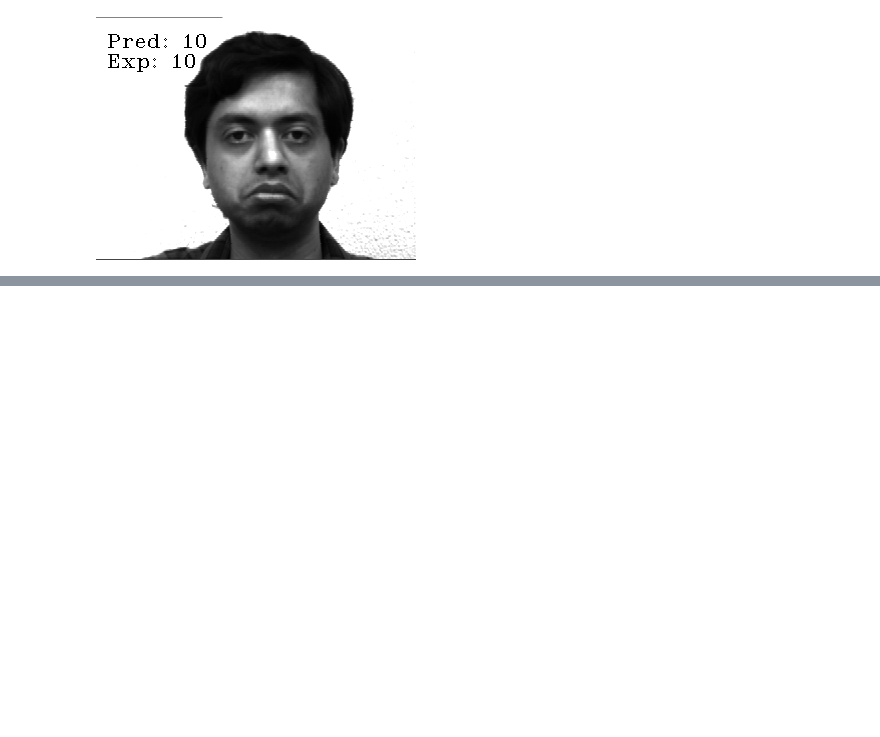
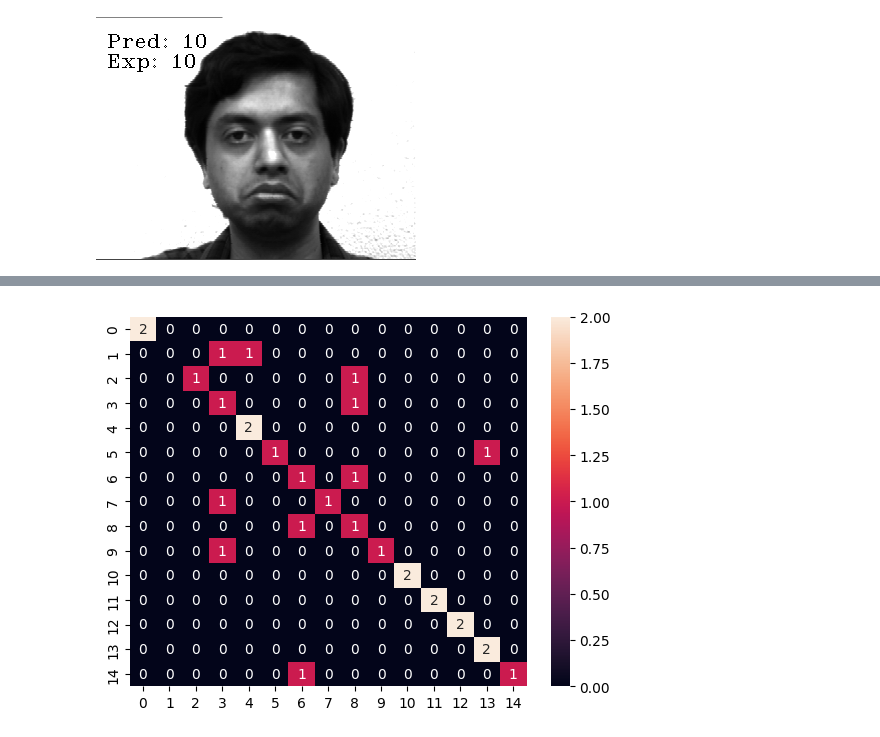
Before and after one commit to leonardogtc/crs-visao-computacional, a Jupyter notebook: S02_reconhecimento_facial.ipynb, the cells around one changed output, grey strips where cells are left out. Drawn from its saved outputs; the diff is of its cells as text; code cells hidden in the pictures; blank space fills up the shorter version.

```diff
--- a/S02_reconhecimento_facial.ipynb
+++ b/S02_reconhecimento_facial.ipynb
@@ -89,3 +100,16 @@ cv.putText(imagem_np, 'Exp: ' + str(saida_esperada), (10,50), cv.FONT_HERSHEY_CO
 cv2_imshow(imagem_np)
 # %% [output]
 [figure]
+# %%
+paths_test = [os.path.join('/content/yalefaces/test', f) for f in os.listdir('/content/yalefaces/test')]
+previsoes = []
+saidas_esperadas = []
+for path in paths_test:
+  imagem = Image.open(path).convert('L')
+  imagem_np = np.array(imagem, 'uint8')
+  previsao, _ = lbph_face_classifier.predict(imagem_np)
+  # print(previsao)
+  saida_esperada = int(os.path.split(path)[1].split('.')[0].replace('subject', ''))
+  previsoes.append(previsao)
+  saidas_esperadas.append(saida_esperada)
+#
@@ -91,0 +120,3 @@ cv2_imshow(imagem_np)
+# %%
+previsoes = np.array(previsoes)
+saidas_esperadas = np.array(saidas_esperadas)
@@ -91,0 +141,4 @@ cv2_imshow(imagem_np)
+# %%
+from sklearn.metrics import confusion_matrix
+cm = confusion_matrix(saidas_esperadas, previsoes)
+cm
@@ -91,0 +161,5 @@ cv2_imshow(imagem_np)
+# %%
+import seaborn as sns
+sns.heatmap(cm, annot=True);
+# %% [output]
+[figure, added]
```
Also changed, not shown: parts of 9 cells of this notebook.
